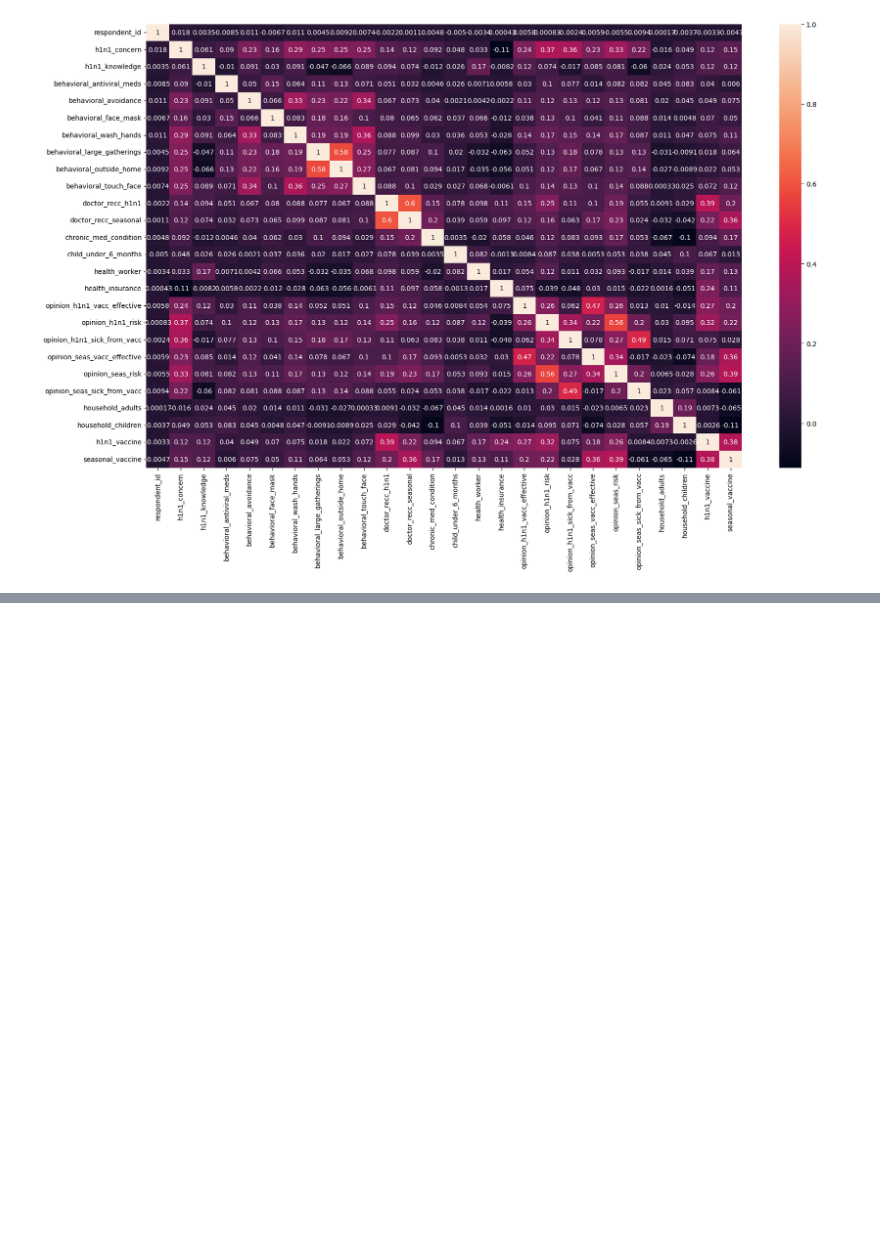
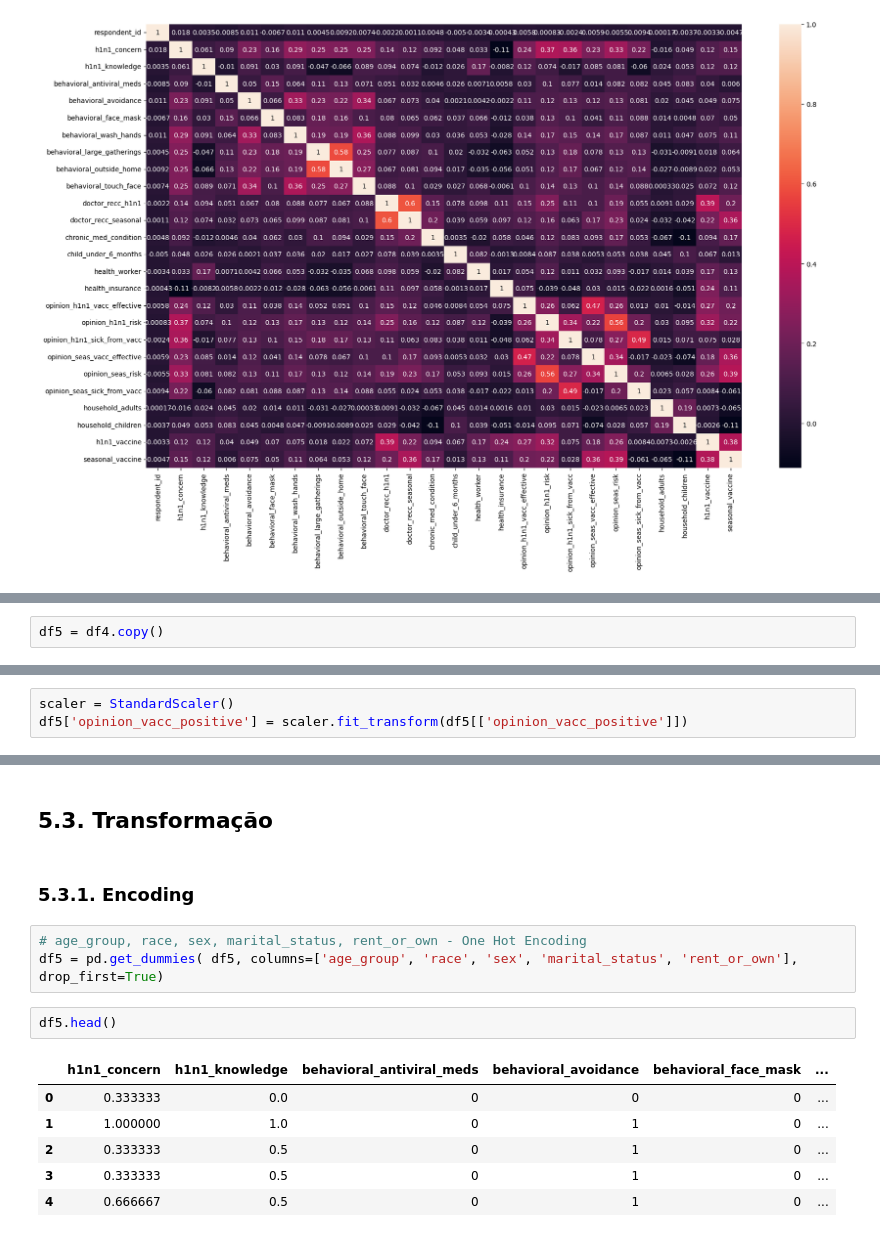
Before and after one commit to TiagoTuk/flu_shot_learning, a Jupyter notebook: notebooks/c2_feature_engeneering.ipynb, the cells around one changed output, grey strips where cells are left out. Drawn from its saved outputs; the diff is of its cells as text; blank space fills up the shorter version.

```diff
--- a/notebooks/c2_feature_engeneering.ipynb
+++ b/notebooks/c2_feature_engeneering.ipynb
@@ -740,0 +745,2 @@ sns.heatmap( correlation, annot=True);
+# %%
+df5 = df4.copy()
@@ -740,0 +749,3 @@ sns.heatmap( correlation, annot=True);
+# %%
+scaler = StandardScaler()
+df5['opinion_vacc_positive'] = scaler.fit_transform(df5[['opinion_vacc_positive']])
@@ -740,0 +763,16 @@ sns.heatmap( correlation, annot=True);
+# %% [markdown]
+## 5.3. Transformação
+# %% [markdown]
+### 5.3.1. Encoding
+# %%
+# age_group, race, sex, marital_status, rent_or_own - One Hot Encoding
+df5 = pd.get_dummies( df5, columns=['age_group', 'race', 'sex', 'marital_status', 'rent_or_own'], drop_first=True)
+# %%
+df5.head()
+# %% [output]
+|  | h1n1_concern | h1n1_knowledge | behavioral_antiviral_meds | behavioral_avoidance | behavioral_face_mask | ... |
+| 0 | 0.333333 | 0.0 | 0 | 0 | 0 | ... |
+| 1 | 1.000000 | 1.0 | 0 | 1 | 0 | ... |
+| 2 | 0.333333 | 0.5 | 0 | 1 | 0 | ... |
+| 3 | 0.333333 | 0.5 | 0 | 1 | 0 | ... |
+| 4 | 0.666667 | 0.5 | 0 | 1 | 0 | ... |
```
Also changed, not shown: parts of 6 cells of this notebook.
